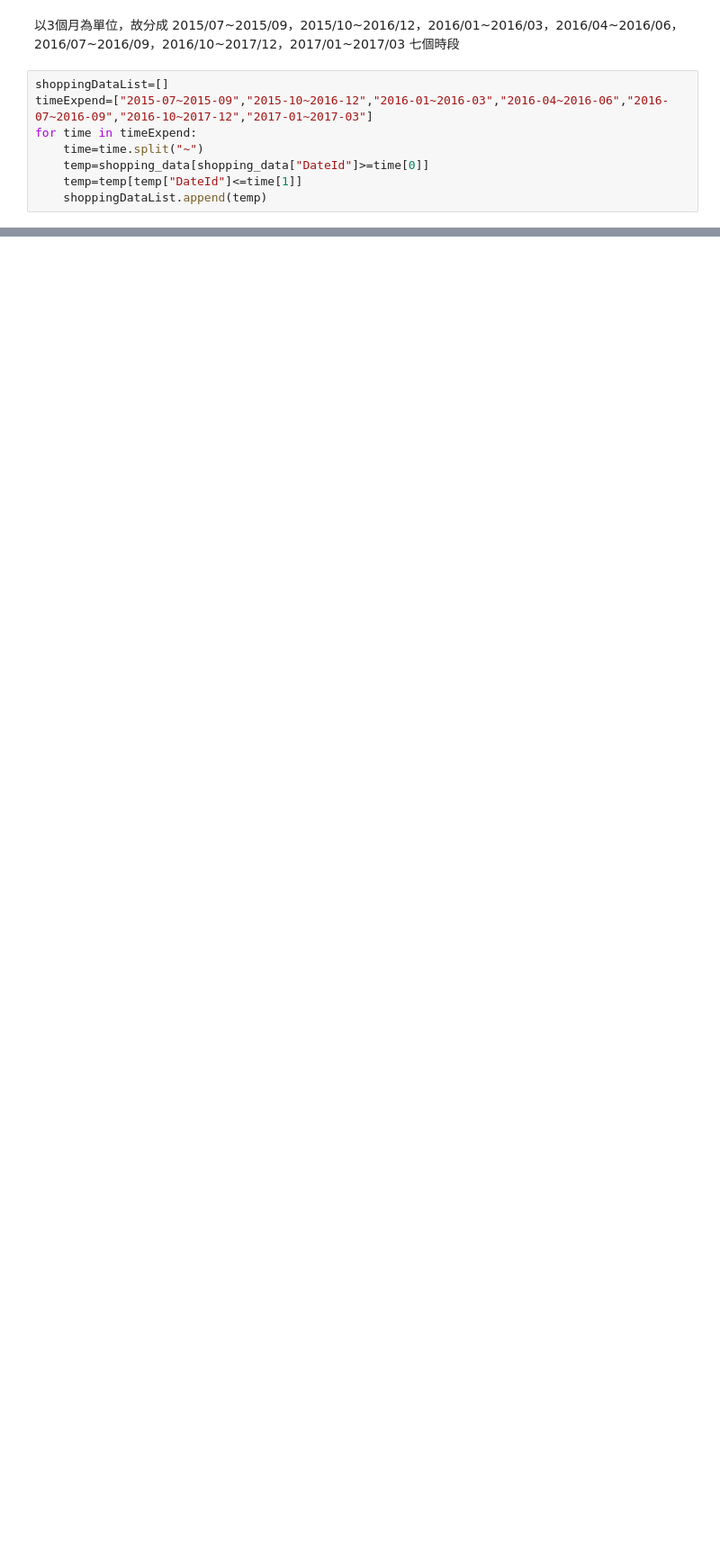
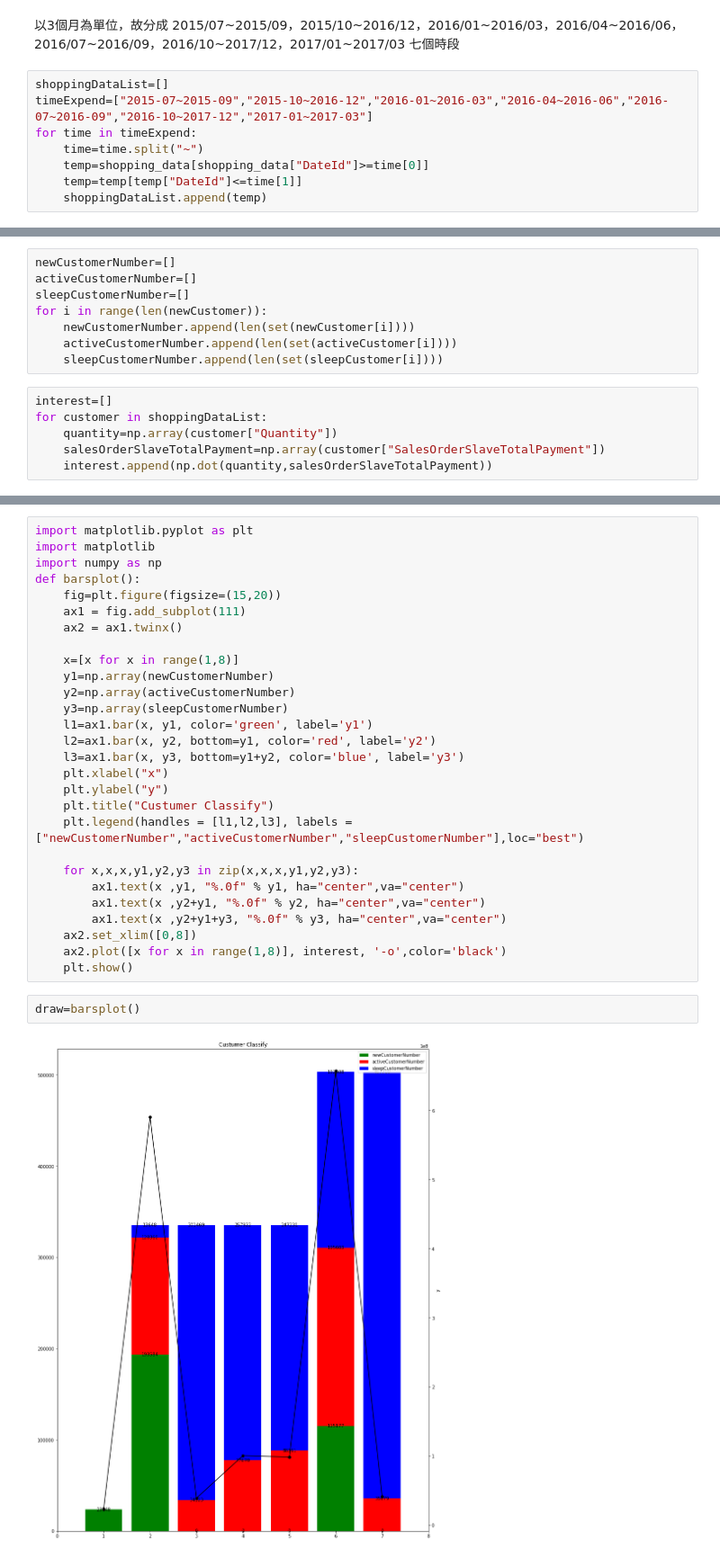
Before and after one commit to KungRayHo/python_project, a Jupyter notebook: [python] FinalProject/FinalProject2.ipynb, the cells around one changed output, grey strips where cells are left out. Shown: that part at 90% size. Saved outputs shown, nothing was run; the diff lists cells and outputs as text; blank space fills up the shorter version.

```diff
--- a/[python] FinalProject/FinalProject2.ipynb
+++ b/[python] FinalProject/FinalProject2.ipynb
@@ -156,0 +121,14 @@ Int64Index([   1373,    2723,    2940,    3270,    3921,    4077,    4652,
+# %%
+newCustomerNumber=[]
+activeCustomerNumber=[]
+sleepCustomerNumber=[]
+for i in range(len(newCustomer)):
+    newCustomerNumber.append(len(set(newCustomer[i])))
+    activeCustomerNumber.append(len(set(activeCustomer[i])))
+    sleepCustomerNumber.append(len(set(sleepCustomer[i])))
+# %%
+interest=[]
+for customer in shoppingDataList:
+    quantity=np.array(customer["Quantity"])
+    salesOrderSlaveTotalPayment=np.array(customer["SalesOrderSlaveTotalPayment"])
+    interest.append(np.dot(quantity,salesOrderSlaveTotalPayment))
@@ -156,0 +139,32 @@ Int64Index([   1373,    2723,    2940,    3270,    3921,    4077,    4652,
+# %%
+import matplotlib.pyplot as plt
+import matplotlib
+import numpy as np
+def barsplot():
+    fig=plt.figure(figsize=(15,20))
+    ax1 = fig.add_subplot(111)
+    ax2 = ax1.twinx()
+
+    x=[x for x in range(1,8)]
+    y1=np.array(newCustomerNumber)
+    y2=np.array(activeCustomerNumber)
+    y3=np.array(sleepCustomerNumber)
+    l1=ax1.bar(x, y1, color='green', label='y1')
+    l2=ax1.bar(x, y2, bottom=y1, color='red', label='y2')
+    l3=ax1.bar(x, y3, bottom=y1+y2, color='blue', label='y3')
+    plt.xlabel("x")
+    plt.ylabel("y")
+    plt.title("Custumer Classify")
+    plt.legend(handles = [l1,l2,l3], labels = ["newCustomerNumber","activeCustomerNumber","sleepCustomerNumber"],loc="best")
+
+    for x,x,x,y1,y2,y3 in zip(x,x,x,y1,y2,y3):
+        ax1.text(x ,y1, "%.0f" % y1, ha="center",va="center")
+        ax1.text(x ,y2+y1, "%.0f" % y2, ha="center",va="center")
+        ax1.text(x ,y2+y1+y3, "%.0f" % y3, ha="center",va="center")
+    ax2.set_xlim([0,8])
+    ax2.plot([x for x in range(1,8)], interest, '-o',color='black')
+    plt.show()
+# %%
+draw=barsplot()
+# %% [output]
+[figure, added]
```
Also changed, not shown: parts of 40 cells of this notebook.
